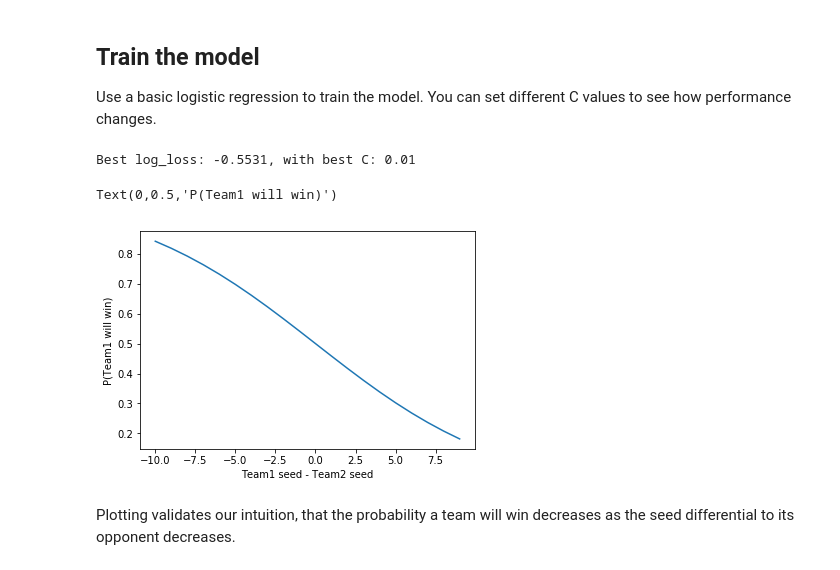
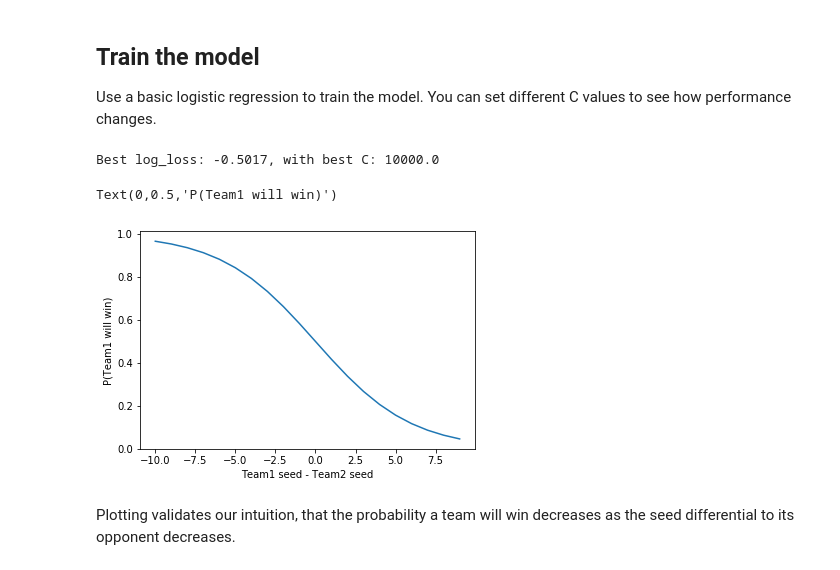
Before and after one commit to kdorosh/MarchMadnessKaggleML2018, a Jupyter notebook: nbs/script.ipynb, the cells around one changed output. Cells and saved outputs as stored; diff of their text form; code cells hidden in the pictures.

Commit message:
Increased feature vector to size 6. Still need to calculate feature vectors using 2018 data for predictions.

```diff
--- a/nbs/script.ipynb
+++ b/nbs/script.ipynb
@@ -45,7 +22,7 @@ df_seeds = pd.read_csv(data_dir + 'DataFiles' + '/' + 'NCAATourneySeeds.csv')
 df_tour = pd.read_csv(data_dir + 'DataFiles' + '/' + 'NCAATourneyCompactResults.csv')
 
 # We load detailed season data to calculate season average statistics for each team
-df_reg_season_detailed = pd.read_csv(data_dir + 'DataFiles' + '/' + 'RegularSeasonDetailedResults.csv')
+df_reg_season_detailed = pd.read_csv(data_dir + 'PrelimData2018' + '/' + 'RegularSeasonDetailedResults_Prelim2018.csv')
 df_reg_season_detailed.drop(labels=['WFGM3', 'WFGA3', 'WFTM', 'WFTA', 'WDR', 'WAst', 'WStl', 'WBlk', 'WPF',
                                    'LFGM3', 'LFGA3', 'LFTM', 'LFTA', 'LDR', 'LAst', 'LStl', 'LBlk', 'LPF'], inplace=True, axis=1)
 df_reg_season_detailed.head()
@@ -203,0 +195,24 @@ df_predictions.head()
+# %%
+# We create positive and negative versions of the data so the
+# supervised learning algorithm has sample data of each class to classify
+
+df_wins = pd.DataFrame()
+df_wins['SeedDiff'] = df_concat['SeedDiff']
+df_wins['FGPercentDiff'] = df_concat['FGPercentDiff']
+df_wins['TOAvgDiff'] = df_concat['TOAvgDiff']
+df_wins['PPGDiff'] = df_concat['PPGDiff']
+df_wins['OppPPGDiff'] = df_concat['OppPPGDiff']
+df_wins['WinMarginDiff'] = df_concat['WinMarginDiff']
+df_wins['Result'] = 1
+
+df_losses = pd.DataFrame()
+df_losses['SeedDiff'] = -df_concat['SeedDiff']
+df_losses['FGPercentDiff'] = -df_concat['FGPercentDiff']
+df_losses['TOAvgDiff'] = -df_concat['TOAvgDiff']
+df_losses['PPGDiff'] = -df_concat['PPGDiff']
+df_losses['OppPPGDiff'] = -df_concat['OppPPGDiff']
+df_losses['WinMarginDiff'] = -df_concat['WinMarginDiff']
+df_losses['Result'] = 0
+
+df_predictions = pd.concat((df_wins, df_losses))
+df_predictions.head()
@@ -204,5 +226,8 @@ df_predictions.head()
 # %%
-X_train = df_predictions.SeedDiff.values.reshape(-1,1)
+X_train = [list(a) for a in zip(df_predictions.SeedDiff.values, df_predictions.FGPercentDiff.values,
+                                df_predictions.TOAvgDiff.values, df_predictions.PPGDiff.values,
+                                df_predictions.OppPPGDiff.values, df_predictions.WinMarginDiff.values)]
+X_train = np.array(X_train)
 y_train = df_predictions.Result.values
 X_train, y_train = shuffle(X_train, y_train)
 # %% [markdown]
@@ -210,7 +235,7 @@ X_train, y_train = shuffle(X_train, y_train)
 Use a basic logistic regression to train the model. You can set different C values to see how performance changes.
 # %%
 logreg = LogisticRegression()
-params = {'C': np.logspace(start=-5, stop=3, num=9)} # {C: array[1^-5 , 1^-4, ... 1^3] }
+params = {'C': np.logspace(start=-5, stop=5, num=11)} # {C: array[1^-5 , 1^-4, ... 1^5] }
 clf = GridSearchCV(logreg, params, scoring='neg_log_loss', refit=True) #sklearn model selection
 clf.fit(X_train, y_train)
 print('Best log_loss: {:.4}, with best C: {}'.format(clf.best_score_, clf.best_params_['C']))
@@ -219,20 +244,25 @@ print('Best log_loss: {:.4}, with best C: {}'.format(clf.best_score_, clf.best_p
 # Best log_loss: -0.5531, with best C: 0.01
 # Best log_loss: -0.5529, with best C: 0.1
 
-# TODO: results with more features
+# TODO: results with our 6 features
 # Seeds, average FG%, and average turnovers - Logistic Regression
+# Best log_loss: -0.5187, with best C: 1000.0
 # %% [output]
-Best log_loss: -0.5531, with best C: 0.01
+Best log_loss: -0.5017, with best C: 10000.0
 # %%
-X = np.arange(-10, 10).reshape(-1, 1)
+X1 = np.arange(-10, 10)
+X2 = np.zeros(20, dtype=np.int)
+X = [list(a) for a in zip(X1, X2, X2, X2, X2, X2)]
+X = np.array(X)
+
 preds = clf.predict_proba(X)[:,1]
 
-plt.plot(X, preds)
+plt.plot(X1, preds)
 plt.xlabel('Team1 seed - Team2 seed')
 plt.ylabel('P(Team1 will win)')
 # %% [output]
 Text(0,0.5,'P(Team1 will win)')
-[figure, old version]
+[figure, new version]
 # %% [markdown]
 Plotting validates our intuition, that the probability a team will win decreases as the seed differential to its opponent decreases.
 # %%
```
Also changed, not shown: parts of 12 cells of this notebook, 2 other files.
